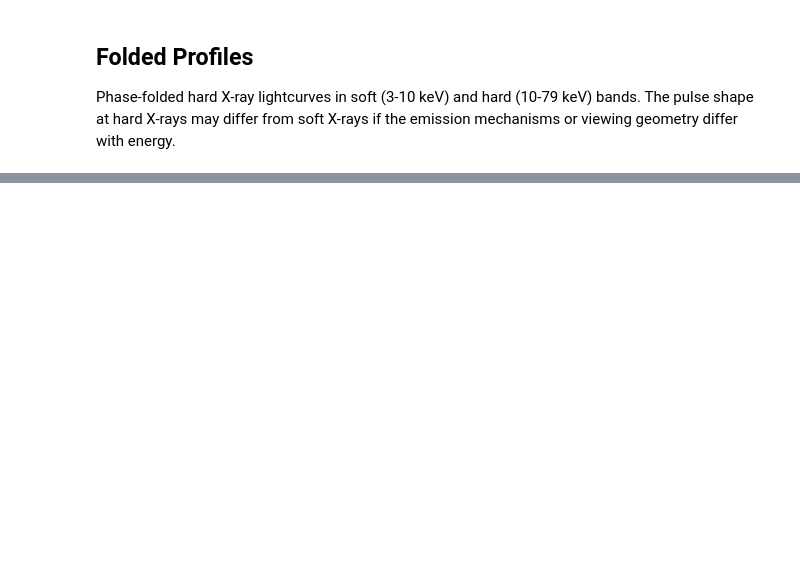
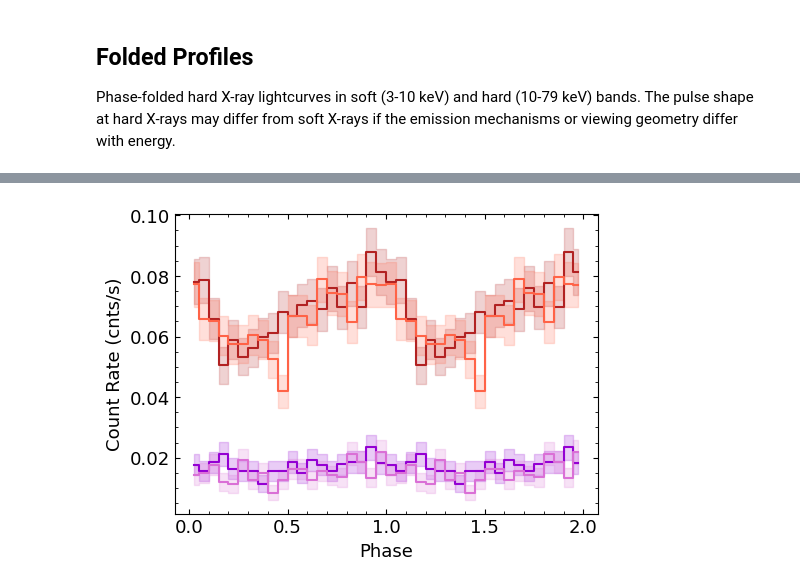
Before and after one commit to ericymiao/ctcvj2056-timing-spin-evolution, a Jupyter notebook: notebooks/03_nustar_timing.ipynb, the cells around one changed output, grey strips where cells are left out. Saved outputs shown, nothing was run; the diff lists cells and outputs as text; code cells hidden in the pictures; blank space fills up the shorter version.

```diff
--- a/notebooks/03_nustar_timing.ipynb
+++ b/notebooks/03_nustar_timing.ipynb
@@ -209,23 +225,3 @@ for fpm in events:
             folded_lightcurves[fpm][region][energy] = fold(
                 events[fpm][region][energy], P_orb, ephemeris, n_bins
             )
-# %%
-# Plot folded lightcurves
-plots = []
-
-for fpm in folded_lightcurves:
-    p = figure(width=500, height=360,
-               x_axis_label='Phase',
-               y_axis_label='Count Rate (cnts/s)',
-               title=Title(text=fpm, text_font_size="13pt", align="center"),
-               min_border=20)
-    set_axis_styles(p)
-
-    for energy in ['soft', 'hard']:
-        color = 'firebrick' if energy == 'soft' else 'darkviolet'
-        phase, _, cr, err, _ = folded_lightcurves[fpm]['src'][energy]
-        plot_folded_lightcurve(p, phase, cr, err, n_bins, color=color)
-
-    plots.append(p)
-
-show(row(plots))
@@ -234,0 +228,32 @@ show(row(plots))
+# %%
+# Plot folded lightcurves
+fig, ax = plt.subplots(figsize=(5, 3.6))
+for fpm in folded_lightcurves:
+
+    for energy in ['soft', 'hard']:
+
+        if energy == 'soft':
+            if fpm == 'FPMA': color = 'firebrick'
+            elif fpm == 'FPMB': color = 'tomato'
+        elif energy == 'hard':
+            if fpm == 'FPMA': color = 'darkviolet'
+            elif fpm == 'FPMB': color = 'orchid'
+
+        phase, _, cr, err, _ = folded_lightcurves[fpm]['src'][energy]
+
+        phase_centers = phase[1:] - np.diff(phase) / 2
+        ext_phase = np.concatenate([phase_centers, phase_centers + 1])
+        ext_cr = np.concatenate([cr, cr])
+        ext_err = np.concatenate([err, err])
+
+        ax.step(ext_phase, ext_cr, where='mid', color=color, lw=1.5)
+        ax.fill_between(ext_phase, ext_cr - ext_err, ext_cr + ext_err,
+                        step='mid', color=color, alpha=0.2)
+
+    ax.set_xlabel('Phase')
+    ax.set_ylabel('Count Rate (cnts/s)')
+
+fig.savefig(f'{savedir}/nustar_folded_softhard.pdf')
+plt.show()
+# %% [output]
+[figure, added]
```
Also changed, not shown: parts of 9 cells of this notebook, 45 other files.
